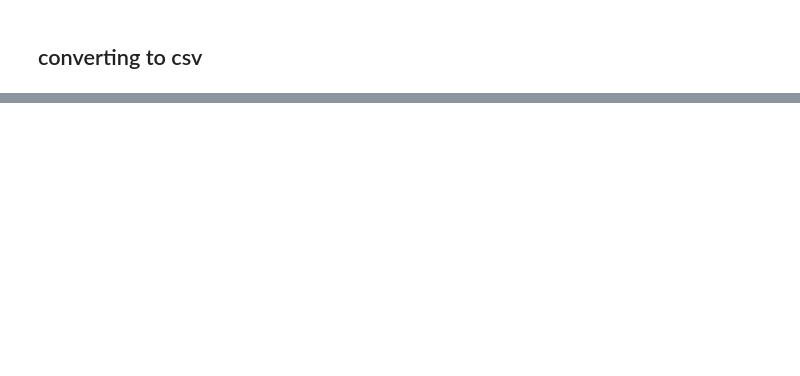
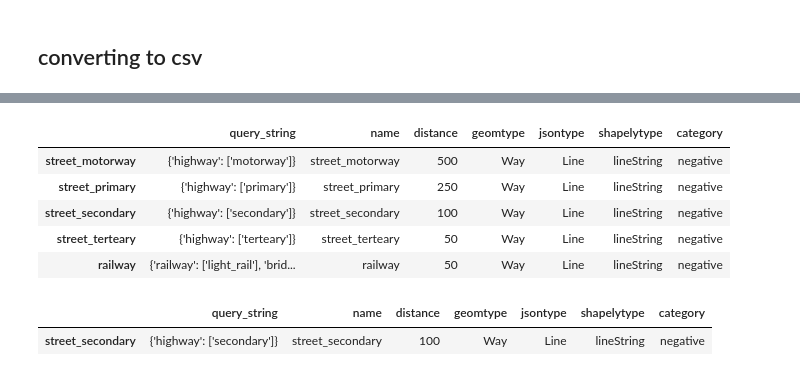
Before and after one commit to chvieira2/livablestreets, a Jupyter notebook: notebooks/Laia_overpassAPI.ipynb, the cells around one changed output, grey strips where cells are left out. Saved outputs shown, nothing was run; the diff lists cells and outputs as text; code cells hidden in the pictures; blank space fills up the shorter version.

Commit message:
negative features

```diff
--- a/notebooks/Laia_overpassAPI.ipynb
+++ b/notebooks/Laia_overpassAPI.ipynb
@@ -608,0 +470,17 @@ df1.to_csv('../livablestreets/data/areas_test.csv', index=False)
+# %%
+query_df = master_query_negative()
+# %%
+query_df
+# %% [output]
+|  | query_string | name | distance | geomtype | jsontype | shapelytype | category |
+| street_motorway | {'highway': ['motorway']} | street_motorway | 500 | Way | Line | lineString | negative |
+| street_primary | {'highway': ['primary']} | street_primary | 250 | Way | Line | lineString | negative |
+| street_secondary | {'highway': ['secondary']} | street_secondary | 100 | Way | Line | lineString | negative |
+| street_terteary | {'highway': ['terteary']} | street_terteary | 50 | Way | Line | lineString | negative |
+| railway | {'railway': ['light_rail'], 'brid... | railway | 50 | Way | Line | lineString | negative |
+# %%
+query_df = query_df.iloc[2:3]
+query_df
+# %% [output]
+|  | query_string | name | distance | geomtype | jsontype | shapelytype | category |
+| street_secondary | {'highway': ['secondary']} | street_secondary | 100 | Way | Line | lineString | negative |
```
Also changed, not shown: parts of 32 cells of this notebook, 11 other files.
